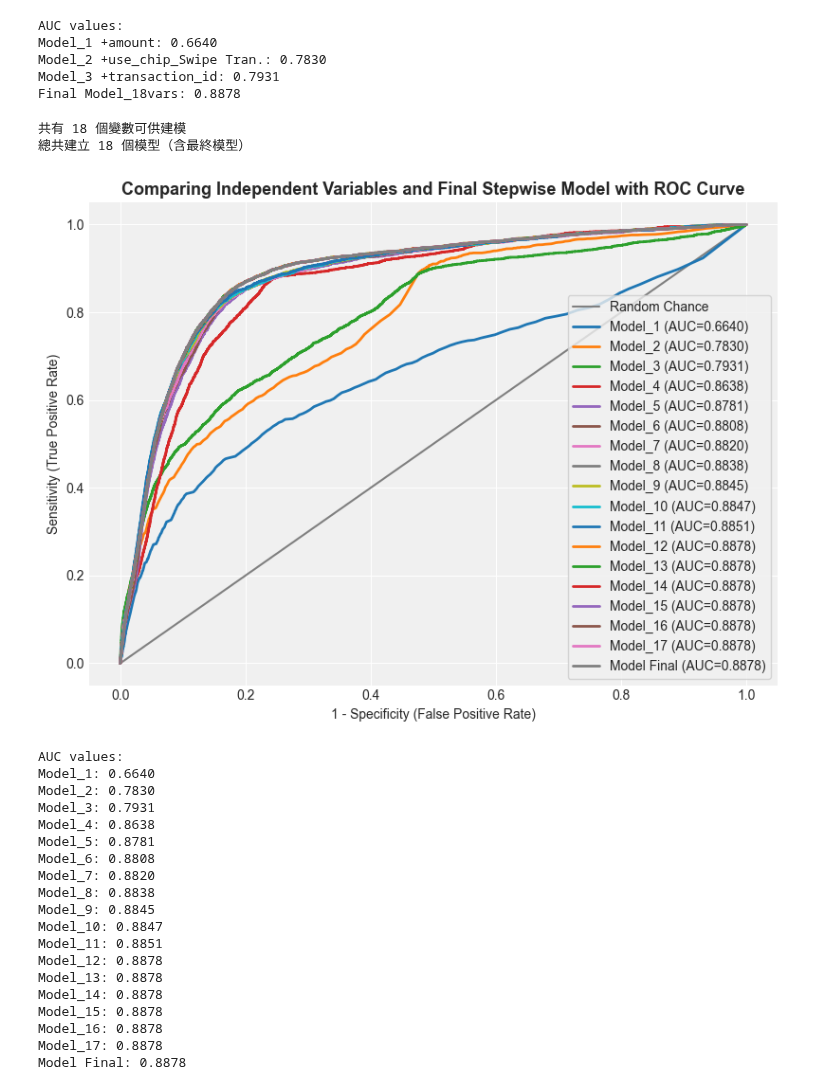
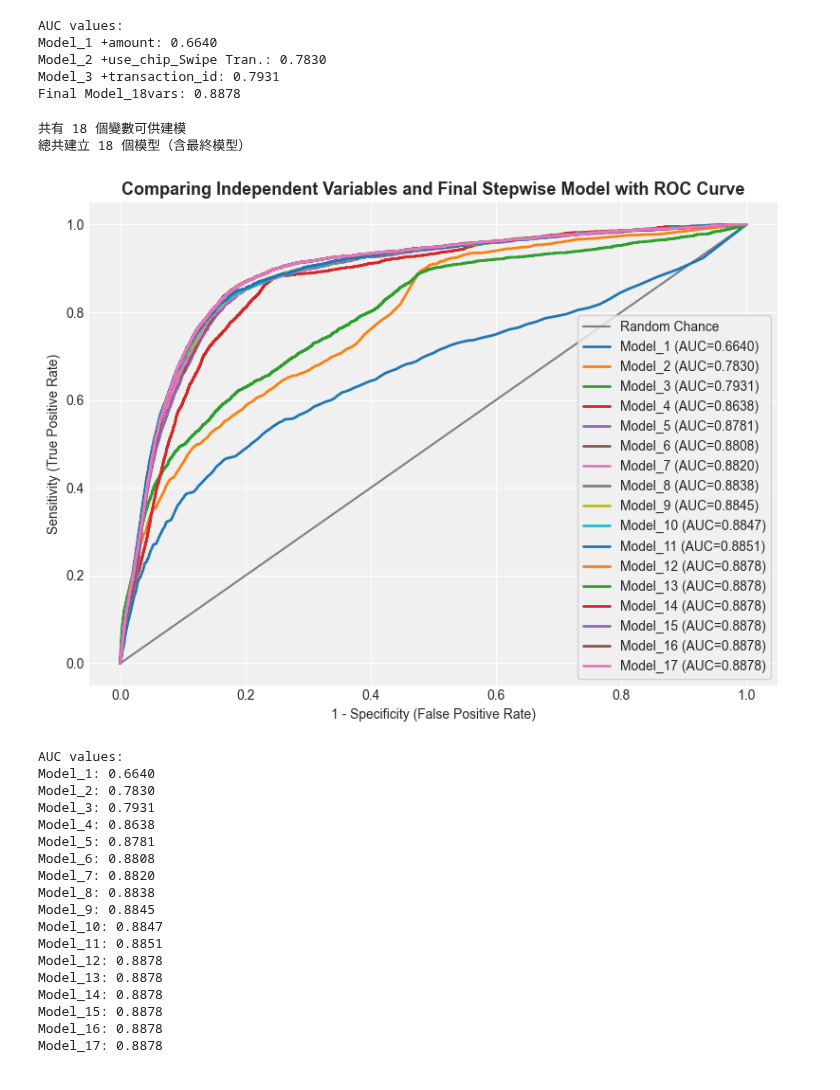
Before and after one commit to andyponn/2025_Fraud-Detection-project, a Jupyter notebook: Project(轉換+nolinear+onehot).ipynb, the cells around one changed output. Saved outputs shown, nothing was run; the diff lists cells and outputs as text; code cells hidden in the pictures.

```diff
--- a/Project(轉換+nolinear+onehot).ipynb
+++ b/Project(轉換+nolinear+onehot).ipynb
@@ -2291,6 +2339,6 @@ def sklearn_logit_with_k(train_df, test_df, dep_var, included, k=314657018):
 # %%
 overall_fit, coef_df, not_in_eq_df, skmodel, scaler = sklearn_logit_with_k(
-    train_df, test_df, dep_var="is_fraud", included=included, k=314657018
+    train_df, test_df, dep_var="is_fraud", included=included, k=18
 )
 
 print("=== Overall Model Fit ===")
@@ -2460,7 +2539,7 @@ def plot_multiple_roc_sklearn(models, scalers, model_names, test_df, included_va
 skmodel_1_info = sklearn_logit_with_k(train_df, test_df, dep_var="is_fraud", included=included, k=1)
 skmodel_2_info = sklearn_logit_with_k(train_df, test_df, dep_var="is_fraud", included=included, k=2)
 skmodel_3_info = sklearn_logit_with_k(train_df, test_df, dep_var="is_fraud", included=included, k=3)
-skmodel_final_info = sklearn_logit_with_k(train_df, test_df, dep_var="is_fraud", included=included, k=314657018)
+skmodel_final_info = sklearn_logit_with_k(train_df, test_df, dep_var="is_fraud", included=included, k=18)
 
 
 # 解包結果 (overall_fit, coef_df, not_in_eq_df, model, scaler)
@@ -2473,7 +2552,7 @@ _, _, _, skmodel_final, skscaler_final = skmodel_final_info
 vars_1 = included[:1]
 vars_2 = included[:2]
 vars_3 = included[:3]
-vars_final = included  # 全部變數
+vars_final = included[:18]  # 全部變數
 # %%
 plot_multiple_roc_sklearn(
     models=[skmodel_1, skmodel_2, skmodel_3, skmodel_final],
@@ -2495,60 +2574,42 @@ Model_3 +transaction_id: 0.7931
 Final Model_18vars: 0.8878
 # %%
 # 計算 included 長度
-n_vars = len(included)
+n_vars = 18
 print(f"共有 {n_vars} 個變數可供建模")
 
 # 建立模型與 scaler 的容器
 models = []
 scalers = []
 model_names = []
 included_var_sets = []
 
 # 自動迴圈建立模型
-for k in range(1, n_vars + 1):
+for k in range(1, n_vars):
     model_info = sklearn_logit_with_k(
         train_df, test_df, dep_var="is_fraud", included=included, k=k
     )
     _, _, _, model, scaler = model_info
 
     models.append(model)
     scalers.append(scaler)
     included_var_sets.append(included[:k])
     model_names.append(f"Model_{k}")
 
-# 最後一個完整模型 (Final Model)
-model_final_info = sklearn_logit_with_k(
-    train_df, test_df, dep_var="is_fraud", included=included, k=314657018
-)
-_, _, _, model_final, scaler_final = model_final_info
-
-models.append(model_final)
-scalers.append(scaler_final)
-included_var_sets.append(included)
-model_names.append("Model Final")
-
-print(f"總共建立 {len(models)-1} 個模型（含最終模型）")
-
-# 移除重複模型（例如 Model_21）
-duplicate_index = model_names.index("Model_18")
-del models[duplicate_index]
-del scalers[duplicate_index]
-del included_var_sets[duplicate_index]
-del model_names[duplicate_index]
+print(f"總共建立 {n_vars} 個模型（含最終模型）")
 
 # 🔹 繪製多模型 ROC 比較圖
 plot_multiple_roc_sklearn(
     models=models,
     scalers=scalers,
     model_names=model_names,
     test_df=test_df,
     included_var_sets=included_var_sets,
     target_col="is_fraud"
 )
 # %% [output]
 共有 18 個變數可供建模
 總共建立 18 個模型（含最終模型）
-[figure, old version]
+[figure, new version]
 AUC values:
 Model_1: 0.6640
 Model_2: 0.7830
@@ -2567,4 +2628,3 @@ Model_14: 0.8878
 Model_15: 0.8878
 Model_16: 0.8878
 Model_17: 0.8878
-Model Final: 0.8878
```
Also changed, not shown: parts of 6 cells of this notebook, 3 other files.
